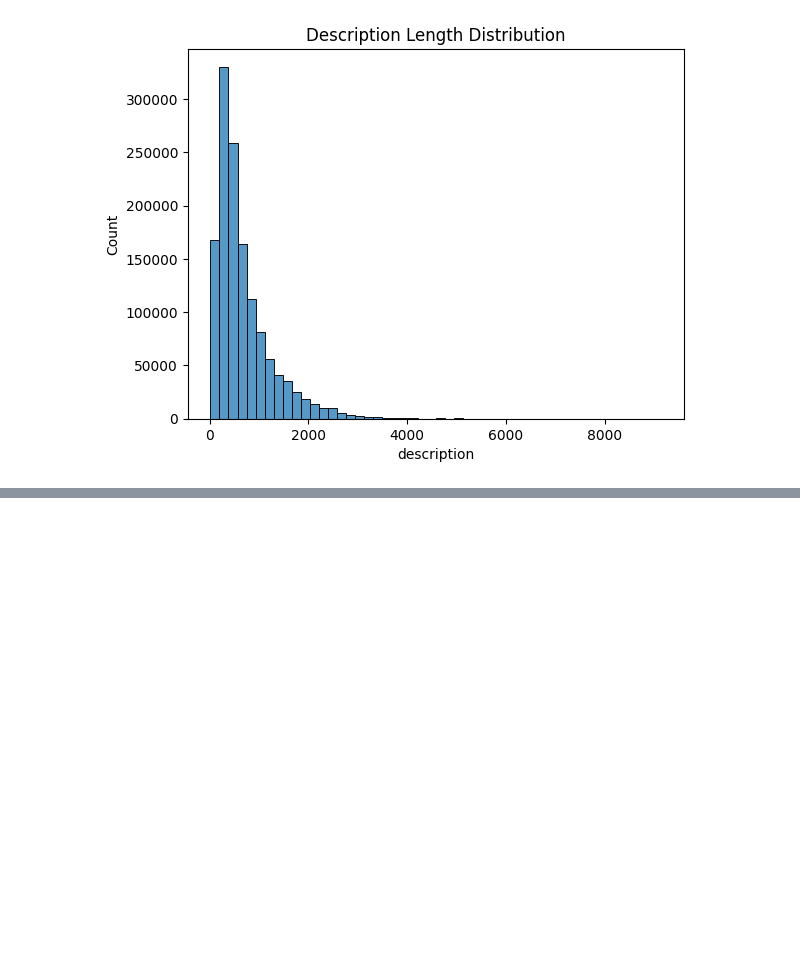
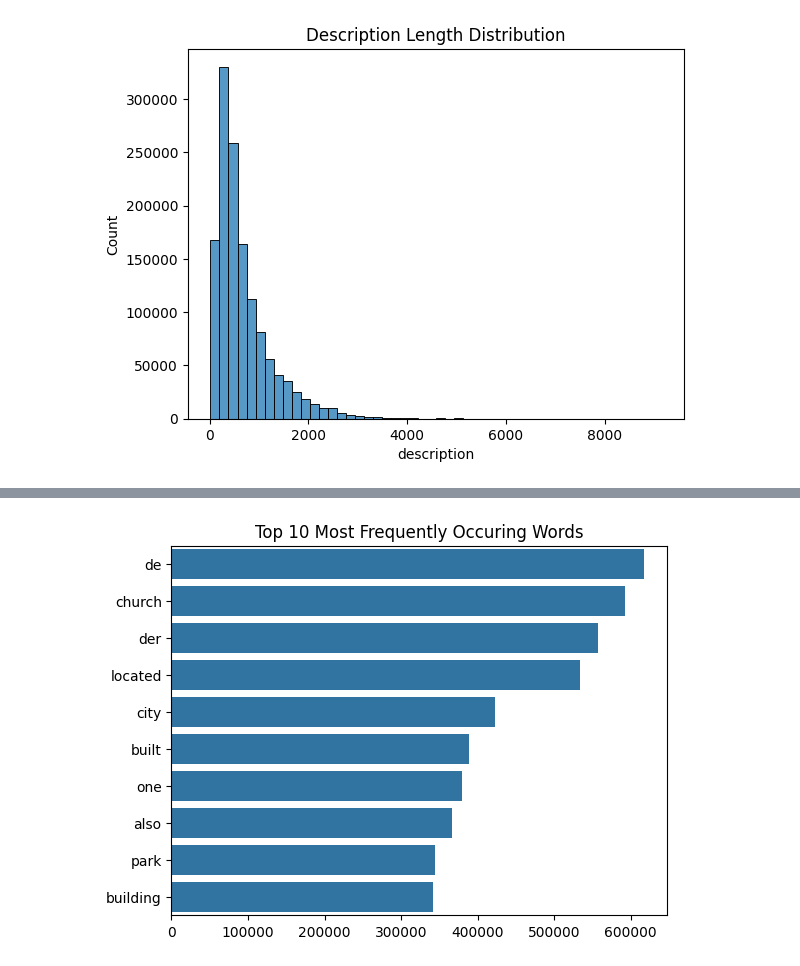
Before and after one commit to wjddnr0920/trip_recommend, a Jupyter notebook: EDA/EDA_train_clean.ipynb, the cells around one changed output, grey strips where cells are left out. Drawn from its saved outputs; the diff is of its cells as text; code cells hidden in the pictures; blank space fills up the shorter version.

```diff
--- a/EDA/EDA_train_clean.ipynb
+++ b/EDA/EDA_train_clean.ipynb
@@ -105,0 +261,7 @@ plt.show()
+# %%
+df['description_lists'] = df['description'].apply(corpus)
+# %%
+corpus = []
+for i in trange(df.shape[0], ncols=150, nrows=10, colour='green', smoothing=0.8):
+    corpus += df['description_lists'].iloc[i]
+len(corpus)
@@ -105,0 +270,2 @@ plt.show()
+# %%
+mostCommon = Counter(corpus).most_common(10)
@@ -105,0 +283,12 @@ plt.show()
+# %%
+words = []
+freq = []
+for word, count in mostCommon:
+    words.append(word)
+    freq.append(count)
+# %%
+sns.barplot(x=freq, y=words)
+plt.title('Top 10 Most Frequently Occuring Words')
+plt.show()
+# %% [output]
+[figure, added]
```
Also changed, not shown: parts of 31 cells of this notebook, 1 other file.
